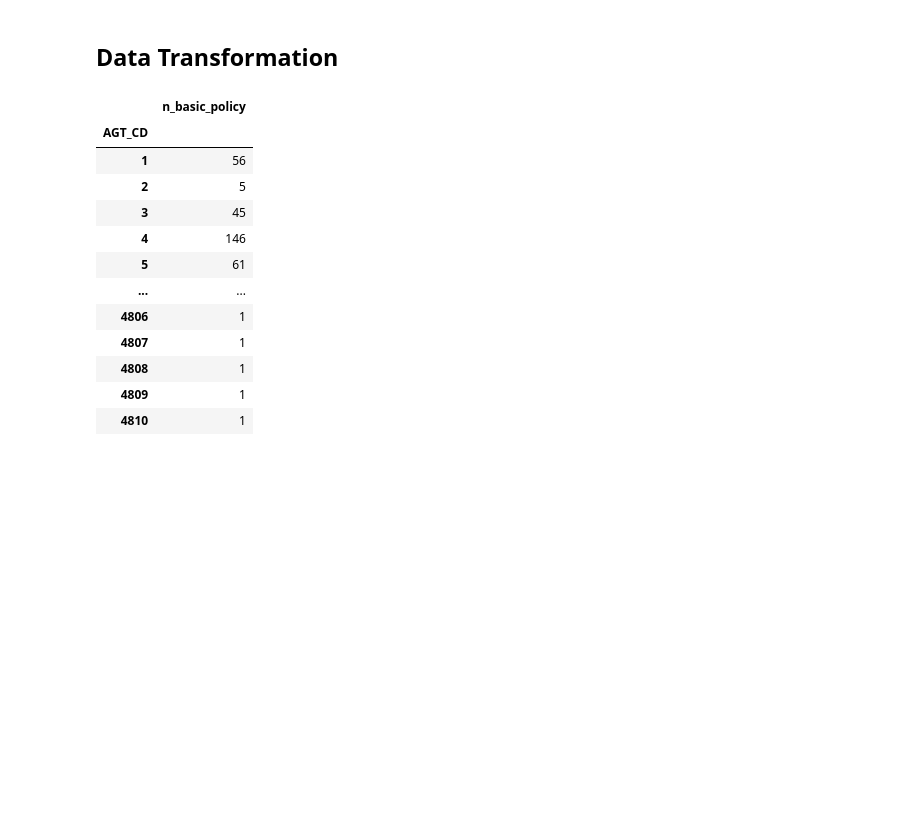
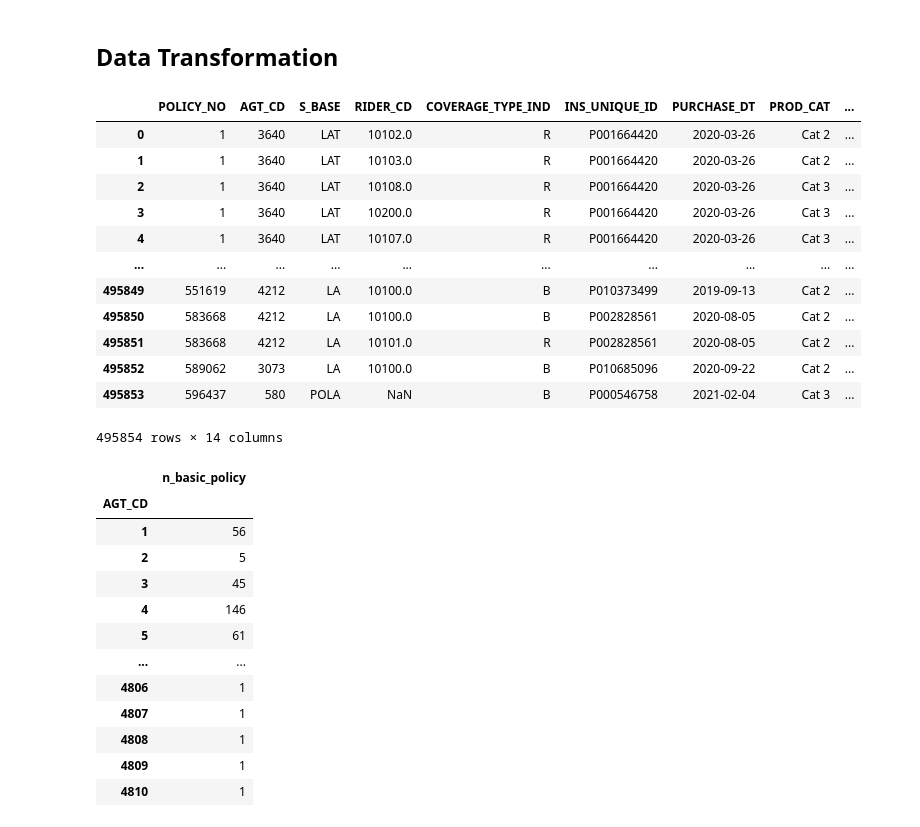
Before and after one commit to adleefuad/ds-assesment, a Jupyter notebook: analysis.ipynb, the cells around one changed output. Cells and saved outputs as stored; diff of their text form; code cells hidden in the pictures; blank space fills up the shorter version.

```diff
--- a/analysis.ipynb
+++ b/analysis.ipynb
@@ -354,4 +360,20 @@ df_rider_group[df_rider_group['RIDER_CD'] >= 3]
 #19 . Duration of First Purchase to Last Purchase (Served Duration as Agent)
+# %%
+df
+# %% [output]
+|  | POLICY_NO | AGT_CD | S_BASE | RIDER_CD | COVERAGE_TYPE_IND | INS_UNIQUE_ID | PURCHASE_DT | PROD_CAT | ... |
+| 0 | 1 | 3640 | LAT | 10102.0 | R | P001664420 | 2020-03-26 | Cat 2 | ... |
+| 1 | 1 | 3640 | LAT | 10103.0 | R | P001664420 | 2020-03-26 | Cat 2 | ... |
+| 2 | 1 | 3640 | LAT | 10108.0 | R | P001664420 | 2020-03-26 | Cat 3 | ... |
+| 3 | 1 | 3640 | LAT | 10200.0 | R | P001664420 | 2020-03-26 | Cat 3 | ... |
+| 4 | 1 | 3640 | LAT | 10107.0 | R | P001664420 | 2020-03-26 | Cat 3 | ... |
+| ... | ... | ... | ... | ... | ... | ... | ... | ... | ... |
+| 495849 | 551619 | 4212 | LA | 10100.0 | B | P010373499 | 2019-09-13 | Cat 2 | ... |
+| 495850 | 583668 | 4212 | LA | 10100.0 | B | P002828561 | 2020-08-05 | Cat 2 | ... |
+| 495851 | 583668 | 4212 | LA | 10101.0 | R | P002828561 | 2020-08-05 | Cat 2 | ... |
+| 495852 | 589062 | 3073 | LA | 10100.0 | B | P010685096 | 2020-09-22 | Cat 2 | ... |
+| 495853 | 596437 | 580 | POLA | NaN | B | P000546758 | 2021-02-04 | Cat 3 | ... |
+495854 rows × 14 columns
 # %%
 #Number of basic policies sold per agent
 agent_group_basic = df.groupby(['AGT_CD']).agg({
```
Also changed, not shown: parts of 27 cells of this notebook, 1 other file.
